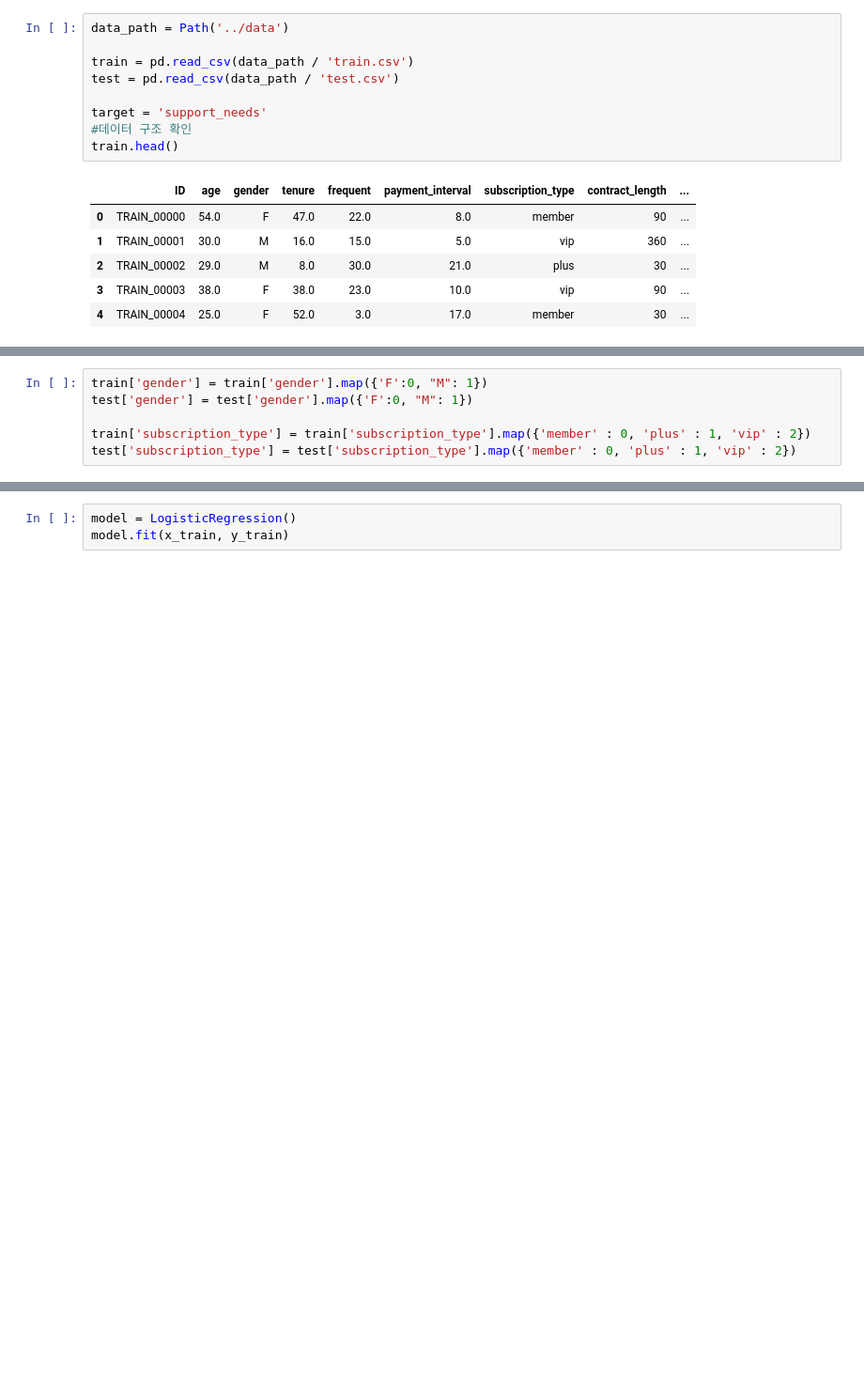
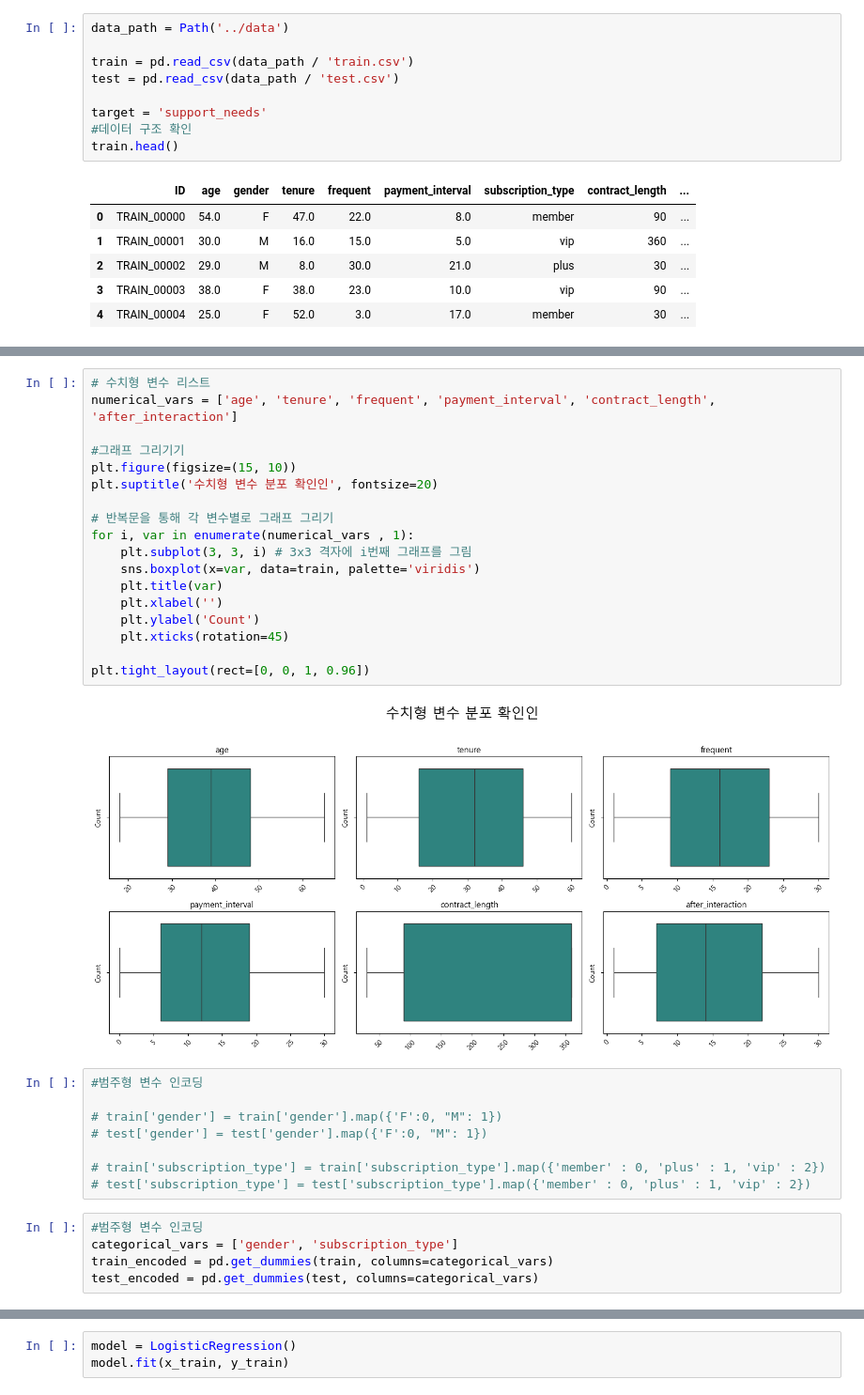
Before and after one commit to smOH306/dacon_basic_customer_support_tier_classification, a Jupyter notebook: notebooks/practice.ipynb, the cells around one changed output, grey strips where cells are left out. Shown: that part at 94% size. Drawn from its saved outputs; the diff is of its cells as text; blank space fills up the shorter version.

```diff
--- a/notebooks/practice.ipynb
+++ b/notebooks/practice.ipynb
@@ -34,6 +80,33 @@ train.head()
+# %%
+# 수치형 변수 리스트
+numerical_vars = ['age', 'tenure', 'frequent', 'payment_interval', 'contract_length', 'after_interaction']
+
+#그래프 그리기기
+plt.figure(figsize=(15, 10))
+plt.suptitle('수치형 변수 분포 확인인', fontsize=20)
+
+# 반복문을 통해 각 변수별로 그래프 그리기
+for i, var in enumerate(numerical_vars , 1):
+    plt.subplot(3, 3, i) # 3x3 격자에 i번째 그래프를 그림
+    sns.boxplot(x=var, data=train, palette='viridis')
+    plt.title(var)
+    plt.xlabel('')
+    plt.ylabel('Count')
+    plt.xticks(rotation=45)
+
+plt.tight_layout(rect=[0, 0, 1, 0.96])
+# %% [output]
+[figure, added]
 # %%
-train['gender'] = train['gender'].map({'F':0, "M": 1})
-test['gender'] = test['gender'].map({'F':0, "M": 1})
+#범주형 변수 인코딩
 
-train['subscription_type'] = train['subscription_type'].map({'member' : 0, 'plus' : 1, 'vip' : 2})
-test['subscription_type'] = test['subscription_type'].map({'member' : 0, 'plus' : 1, 'vip' : 2})
+# train['gender'] = train['gender'].map({'F':0, "M": 1})
+# test['gender'] = test['gender'].map({'F':0, "M": 1})
+
+# train['subscription_type'] = train['subscription_type'].map({'member' : 0, 'plus' : 1, 'vip' : 2})
+# test['subscription_type'] = test['subscription_type'].map({'member' : 0, 'plus' : 1, 'vip' : 2})
+# %%
+#범주형 변수 인코딩
+categorical_vars = ['gender', 'subscription_type']
+train_encoded = pd.get_dummies(train, columns=categorical_vars)
+test_encoded = pd.get_dummies(test, columns=categorical_vars)
```
Also changed, not shown: parts of 10 cells of this notebook.
